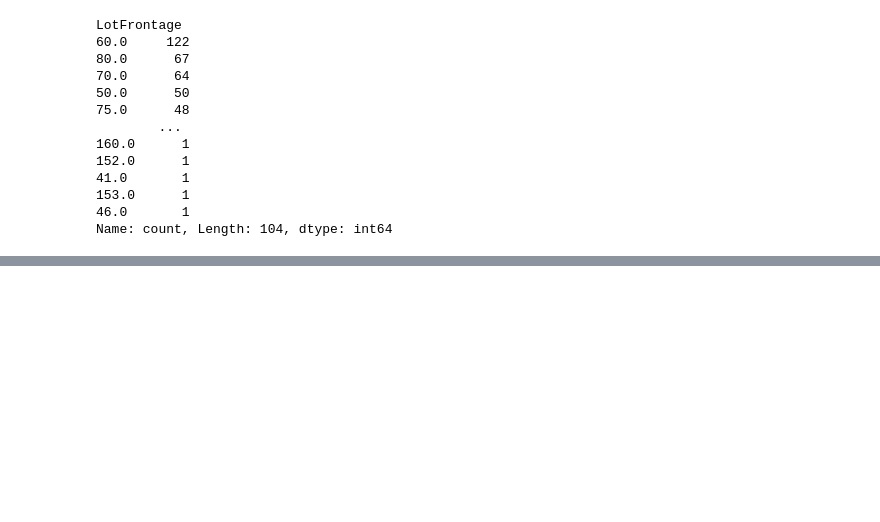
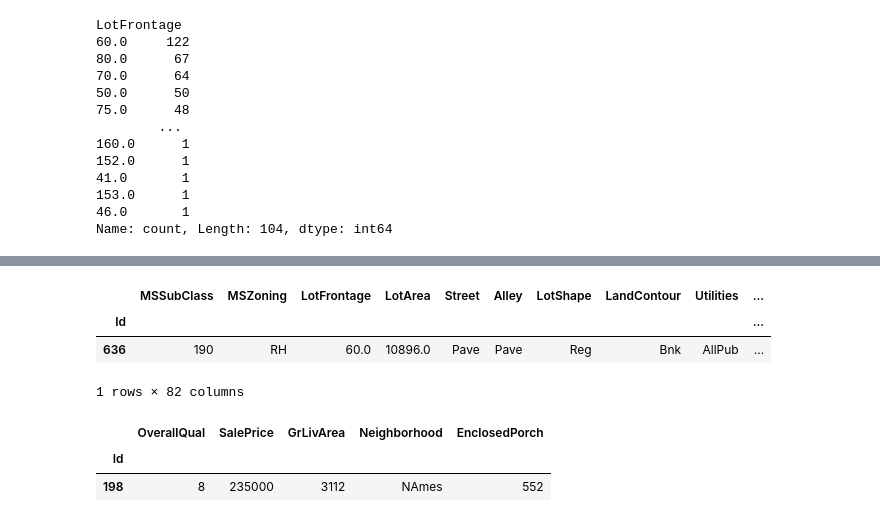
Before and after one commit to SirHelpMePlease/Kaggle_House_Price, a Jupyter notebook: Feature_Engineering.ipynb, the cells around one changed output, grey strips where cells are left out. Saved outputs shown, nothing was run; the diff lists cells and outputs as text; code cells hidden in the pictures; blank space fills up the shorter version.

```diff
--- a/Feature_Engineering.ipynb
+++ b/Feature_Engineering.ipynb
@@ -161,0 +189,14 @@ data_train = data_train.drop(index=1299)
+# %%
+data_train[data_train["BedroomAbvGr"] == 8]
+#der Ausreißer hier hat mittlere Qualität und ist aus 1914, ist aber riesig. Sein Preis ist realistisch
+# %% [output]
+|  | MSSubClass | MSZoning | LotFrontage | LotArea | Street | Alley | LotShape | LandContour | Utilities | ... |
+| Id |  |  |  |  |  |  |  |  |  | ... |
+| 636 | 190 | RH | 60.0 | 10896.0 | Pave | Pave | Reg | Bnk | AllPub | ... |
+1 rows × 82 columns
+# %%
+data_train[data_train["EnclosedPorch"] > 400][["OverallQual", "SalePrice", "GrLivArea", "Neighborhood", "EnclosedPorch"]]
+# %% [output]
+|  | OverallQual | SalePrice | GrLivArea | Neighborhood | EnclosedPorch |
+| Id |  |  |  |  |  |
+| 198 | 8 | 235000 | 3112 | NAmes | 552 |
```
Also changed, not shown: parts of 16 cells of this notebook.
